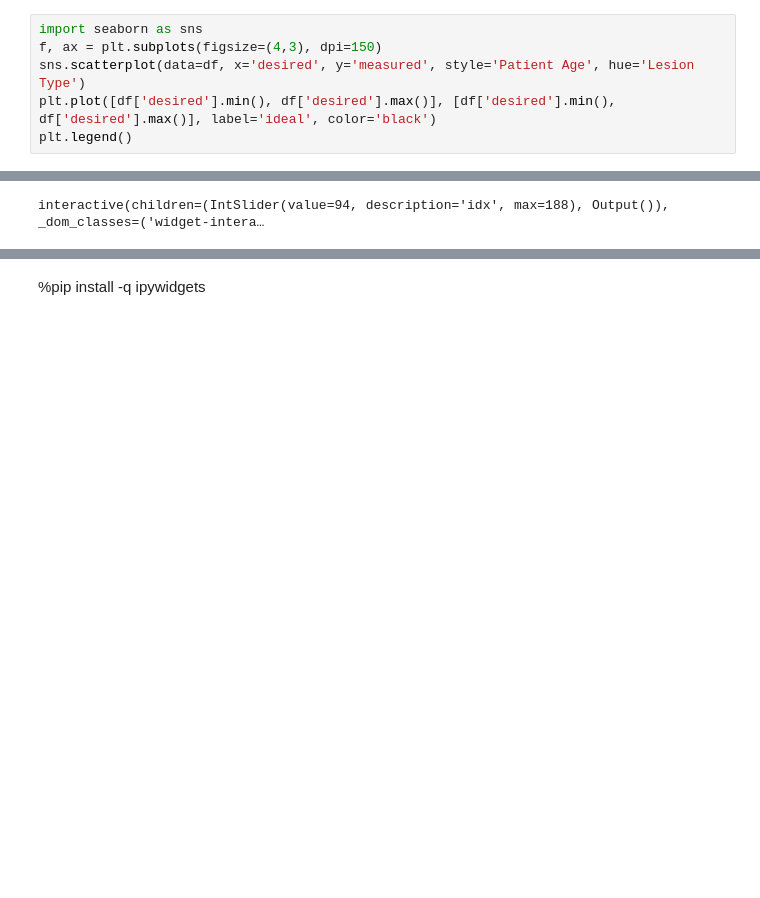
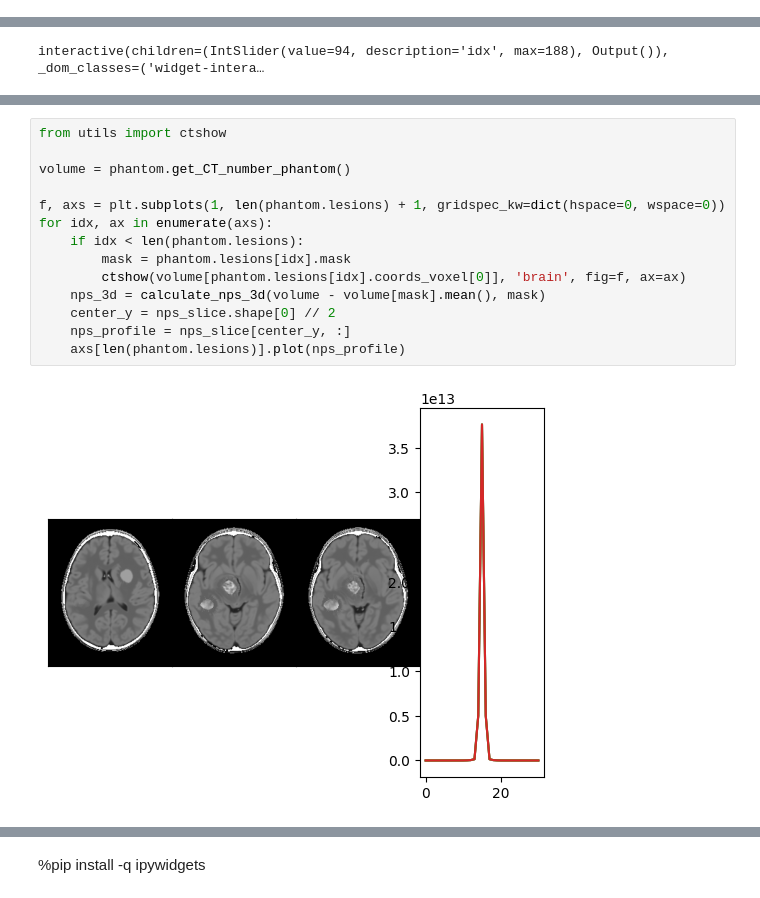
Before and after one commit to DIDSR/InSilicoICH, a Jupyter notebook: notebooks/01_phantoms.ipynb, the cells around one changed output, grey strips where cells are left out. Saved outputs shown, nothing was run; the diff lists cells and outputs as text; blank space fills up the shorter version.

Commit message:
initial exploratory data analysis with more advanced features (2nd iteration) with Hssayeni, next will add more datasets

```diff
--- a/notebooks/01_phantoms.ipynb
+++ b/notebooks/01_phantoms.ipynb
@@ -209,6 +67,0 @@ np.int64(1)
-# %%
-import seaborn as sns
-f, ax = plt.subplots(figsize=(4,3), dpi=150)
-sns.scatterplot(data=df, x='desired', y='measured', style='Patient Age', hue='Lesion Type')
-plt.plot([df['desired'].min(), df['desired'].max()], [df['desired'].min(), df['desired'].max()], label='ideal', color='black')
-plt.legend()
@@ -228,0 +156,16 @@ interactive(children=(IntSlider(value=94, description='idx', max=188), Output())
+# %%
+from utils import ctshow
+
+volume = phantom.get_CT_number_phantom()
+
+f, axs = plt.subplots(1, len(phantom.lesions) + 1, gridspec_kw=dict(hspace=0, wspace=0))
+for idx, ax in enumerate(axs):
+    if idx < len(phantom.lesions):
+        mask = phantom.lesions[idx].mask
+        ctshow(volume[phantom.lesions[idx].coords_voxel[0]], 'brain', fig=f, ax=ax)
+    nps_3d = calculate_nps_3d(volume - volume[mask].mean(), mask)
+    center_y = nps_slice.shape[0] // 2
+    nps_profile = nps_slice[center_y, :]
+    axs[len(phantom.lesions)].plot(nps_profile)
+# %% [output]
+[figure, added]
```
Also changed, not shown: parts of 27 cells of this notebook, 6 other files.
